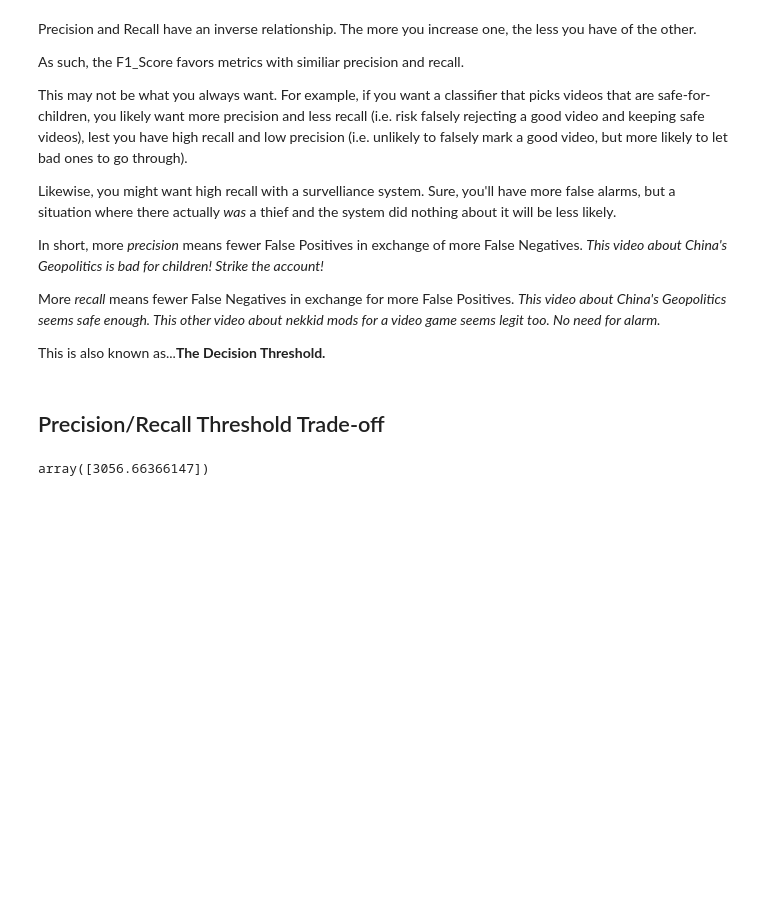
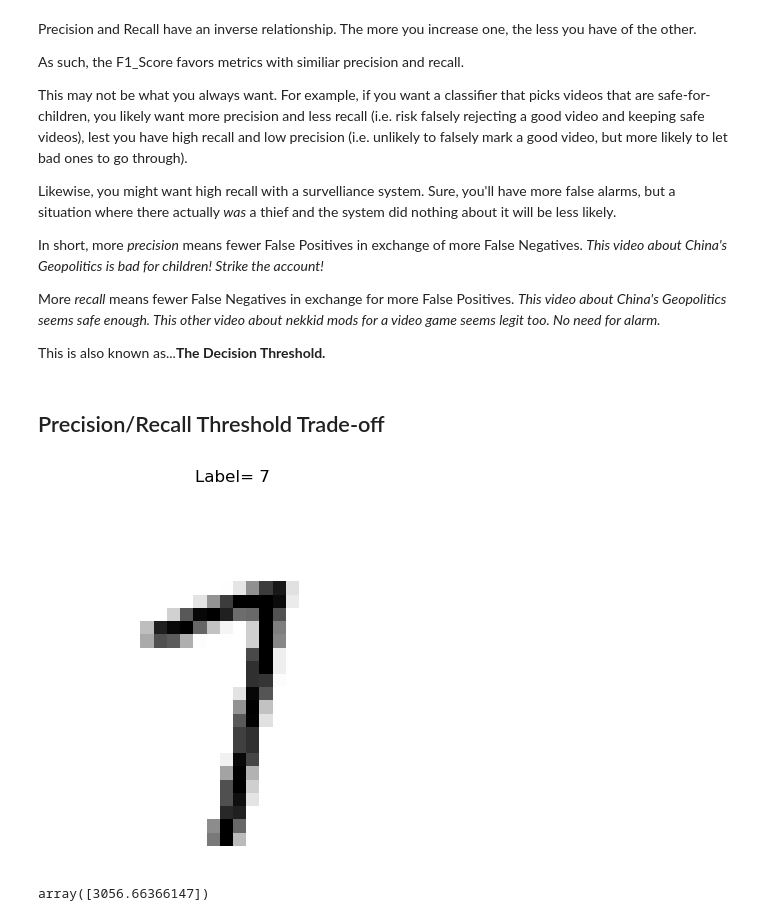
Before and after one commit to dnmorris7/O-Reilly_Handwriting_Analysis, a Jupyter notebook: O'Reilly_Handwriting_Analysis.ipynb, the cells around one changed output. Drawn from its saved outputs; the diff is of its cells as text; code cells hidden in the pictures; blank space fills up the shorter version.

```diff
--- a/O'Reilly_Handwriting_Analysis.ipynb
+++ b/O'Reilly_Handwriting_Analysis.ipynb
@@ -314,3 +321,7 @@ dispayDigit(some_digit, X)
+# %%
+displayDigit(42, X)
+# %% [output]
+[figure, added]
 # %%
 y_scores = sgd_clf.decision_function([some_digit])
 y_scores
```
Also changed, not shown: parts of 28 cells of this notebook.
